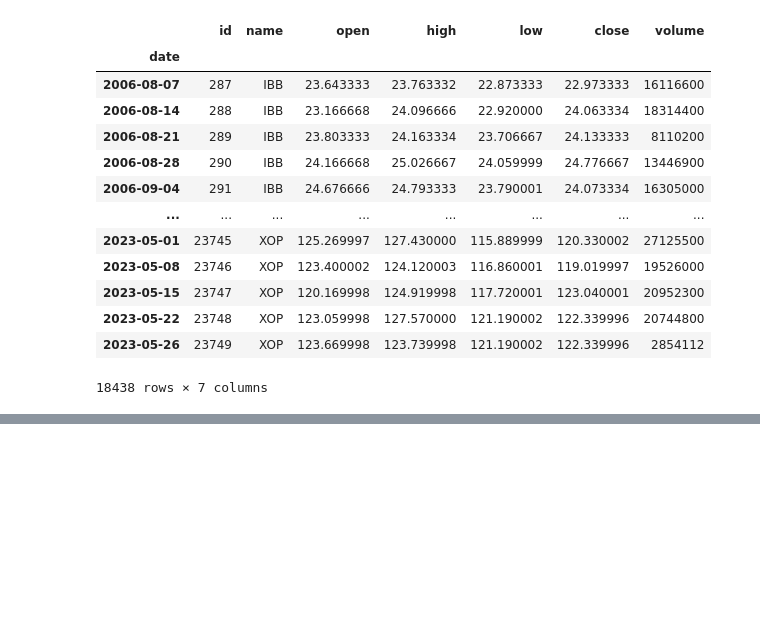
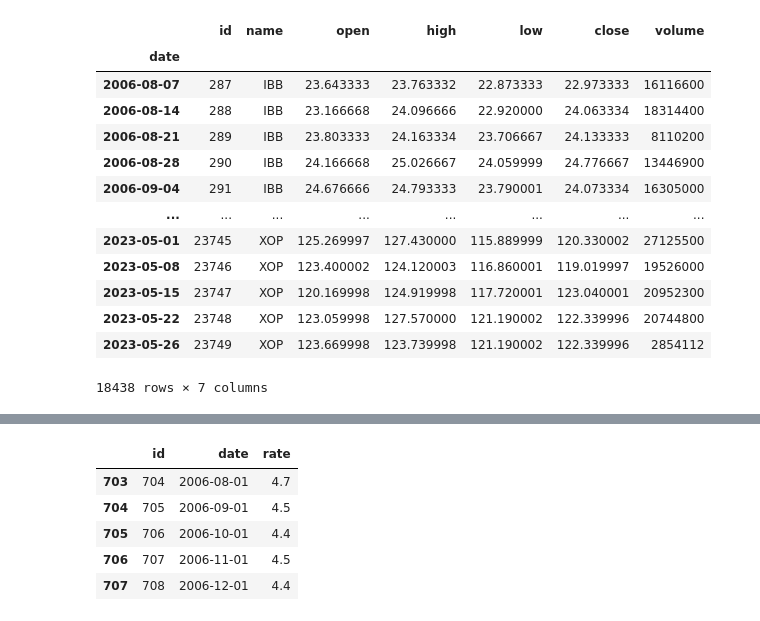
Before and after one commit to baruchfrost/finance-project3, a Jupyter notebook: project3analysis.ipynb, the cells around one changed output, grey strips where cells are left out. Cells and saved outputs as stored; diff of their text form; code cells hidden in the pictures; blank space fills up the shorter version.

```diff
--- a/project3analysis.ipynb
+++ b/project3analysis.ipynb
@@ -133,0 +123,15 @@ date
+# %%
+unrate_df = pd.read_sql_query("SELECT * FROM unemployment_rate", conn)
+unrate_df["rate"] = pd.to_numeric(unrate_df["rate"], errors="coerce")
+unrate_df["date"] = pd.to_datetime(unrate_df["date"])
+
+unrate_df = unrate_df.loc[unrate_df["date"] >= start_date]
+
+unrate_df.head()
+# %% [output]
+|  | id | date | rate |
+| 703 | 704 | 2006-08-01 | 4.7 |
+| 704 | 705 | 2006-09-01 | 4.5 |
+| 705 | 706 | 2006-10-01 | 4.4 |
+| 706 | 707 | 2006-11-01 | 4.5 |
+| 707 | 708 | 2006-12-01 | 4.4 |
```
Also changed, not shown: parts of 5 cells of this notebook.
